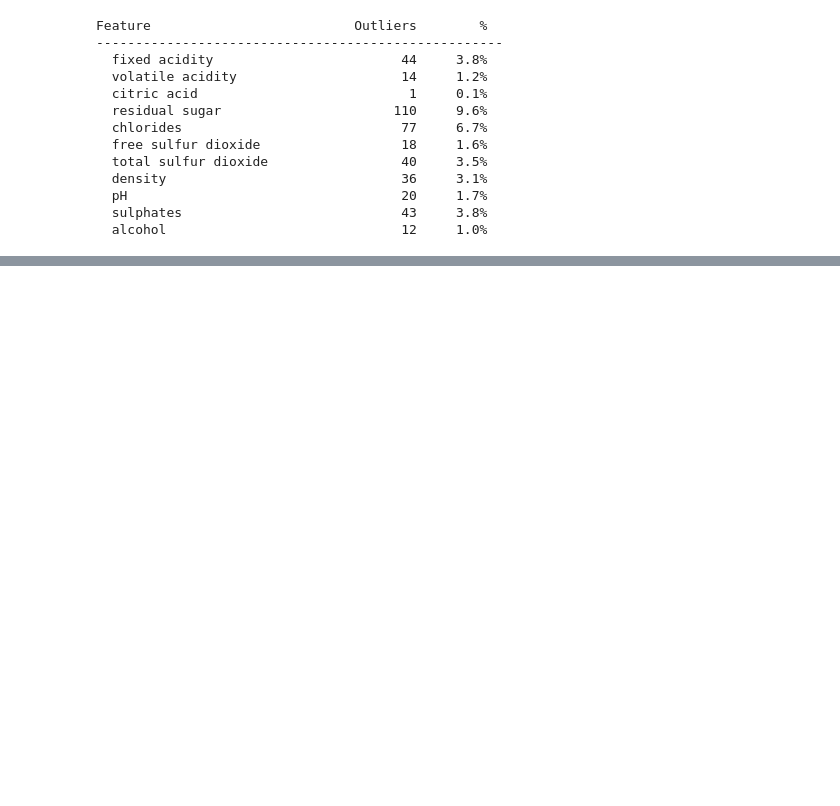
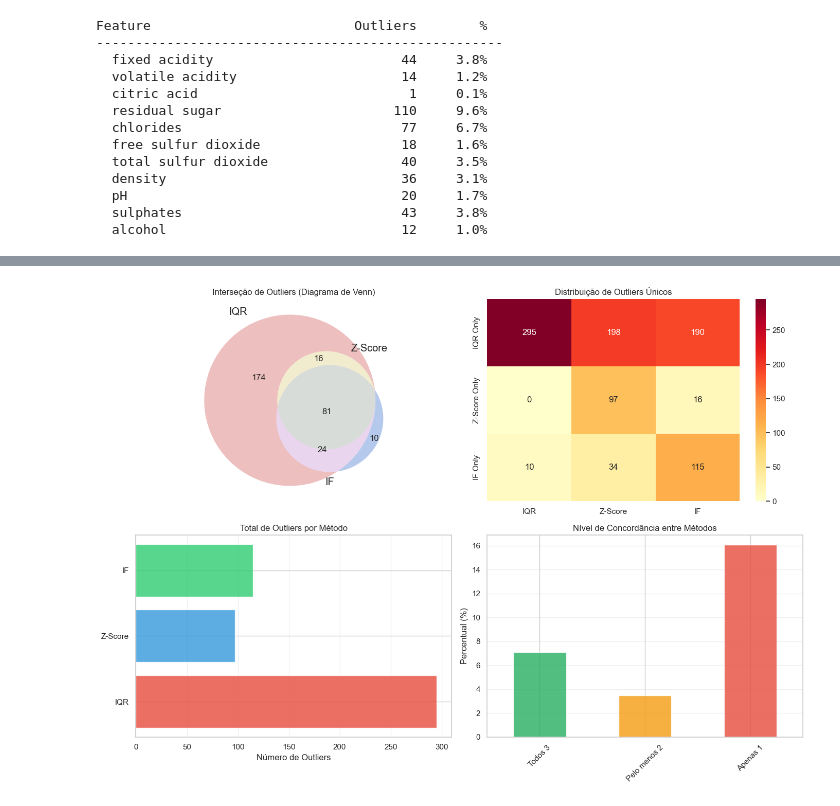
Before and after one commit to gustavoantoni/MODELO_POSTECH_WINE, a Jupyter notebook: Versao_inicial.ipynb, the cells around one changed output, grey strips where cells are left out. Drawn from its saved outputs; the diff is of its cells as text; code cells hidden in the pictures; blank space fills up the shorter version.

```diff
--- a/Versao_inicial.ipynb
+++ b/Versao_inicial.ipynb
@@ -290,0 +470,93 @@ Feature                          Outliers        %
+# %%
+###  Sensibilidade e Especificidade dos Métodos
+
+print("\n" + "=" * 70)
+print("CARACTERÍSTICAS DOS MÉTODOS - Análise Comparativa")
+print("=" * 70)
+
+metodos_analysis = pd.DataFrame({
+    'Método': ['IQR', 'Z-Score', 'Isolation Forest'],
+    'Total Outliers': [
+        outliers_iqr.sum(),
+        outliers_zscore.sum(),
+        outliers_if.sum()
+    ],
+    'Percentual': [
+        f"{outliers_iqr.sum()/len(df)*100:.2f}%",
+        f"{outliers_zscore.sum()/len(df)*100:.2f}%",
+        f"{outliers_if.sum()/len(df)*100:.2f}%"
+    ],
+    'Tipo': [
+        'Estatístico (IQR)',
+        'Estatístico (Desvio)',
+        'Machine Learning'
+    ],
+    'Sensibilidade': [
+        'Alta (encontra muitos)',
+        'Baixa (mais rigoroso)',
+        'Média (balanceado)'
+    ],
+    'Uso Ideal': [
+        'Exploratório/Inicial',
+        'Dados Gaussianos',
+        'Dados Complexos'
+    ]
+})
+
+print(metodos_analysis.to_string(index=False))
+
+# Matriz de visualização
+fig, axes = plt.subplots(2, 2, figsize=(14, 10))
+
+# 1. Venn diagram visual (simulado com Venn)
+from matplotlib_venn import venn3
+ax1 = axes[0, 0]
+venn_data = (
+    set(df[outliers_iqr].index),
+    set(df[outliers_zscore].index),
+    set(df[outliers_if].index)
+)
+try:
+    venn3(venn_data, set_labels=('IQR', 'Z-Score', 'IF'), ax=ax1)
+    ax1.set_title('Interseção de Outliers (Diagrama de Venn)')
+except:
+    ax1.text(0.5, 0.5, 'Venn diagram não disponível', ha='center')
+    ax1.set_title('Interseção de Outliers')
+
+# 2. Heatmap de distribuição
+ax2 = axes[0, 1]
+methods_agreement = pd.DataFrame({
+    'IQR': [iqr_binary.sum(), (~outliers_iqr & outliers_zscore).sum(), (~outliers_iqr & outliers_if).sum()],
+    'Z-Score': [(outliers_iqr & ~outliers_zscore).sum(), zscore_binary.sum(), (~outliers_zscore & outliers_if).sum()],
+    'IF': [(outliers_iqr & ~outliers_if).sum(), (~outliers_if & outliers_zscore).sum(), if_binary.sum()]
+}, index=['IQR Only', 'Z-Score Only', 'IF Only'])
+
+sns.heatmap(methods_agreement, annot=True, fmt='d', cmap='YlOrRd', ax=ax2)
+ax2.set_title('Distribuição de Outliers Únicos')
+
+# 3. Comparação de métodos
+ax3 = axes[1, 0]
+metodos = ['IQR', 'Z-Score', 'IF']
+counts = [outliers_iqr.sum(), outliers_zscore.sum(), outliers_if.sum()]
+colors_pie = ['#e74c3c', '#3498db', '#2ecc71']
+ax3.barh(metodos, counts, color=colors_pie, alpha=0.8)
+ax3.set_xlabel('Número de Outliers')
+ax3.set_title('Total de Outliers por Método')
+ax3.grid(alpha=0.3, axis='x')
+
+# 4. Concordância
+ax4 = axes[1, 1]
+concordancia_pct = pd.Series({
+    'Todos 3': concordancia.loc['All_Three', 0] / len(df) * 100,
+    'Pelo menos 2': (concordancia.loc['IQR_ZScore', 0] + concordancia.loc['IQR_IF', 0] + concordancia.loc['ZScore_IF', 0]) / len(df) * 100,
+    'Apenas 1': (concordancia.loc['IQR_only', 0] + concordancia.loc['Z_Score_only', 0] + concordancia.loc['IF_only', 0]) / len(df) * 100
+})
+concordancia_pct.plot(kind='bar', ax=ax4, color=['#27ae60', '#f39c12', '#e74c3c'], alpha=0.8)
+ax4.set_ylabel('Percentual (%)')
+ax4.set_title('Nível de Concordância entre Métodos')
+ax4.tick_params(axis='x', rotation=45)
+ax4.grid(alpha=0.3, axis='y')
+
+plt.tight_layout()
+plt.show()
+# %% [output]
@@ -290,0 +570 @@ Feature                          Outliers        %
+[figure, added]
```
Also changed, not shown: parts of 14 cells of this notebook.
